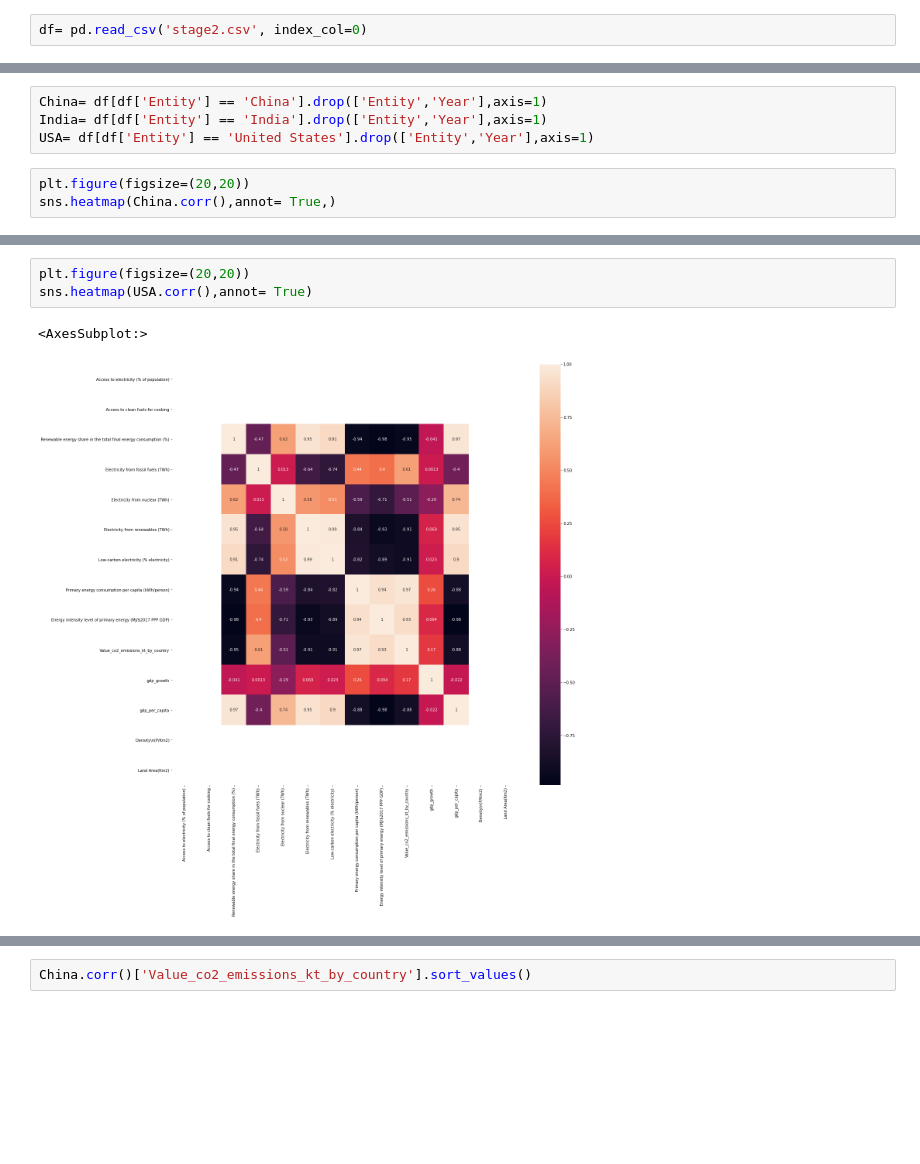
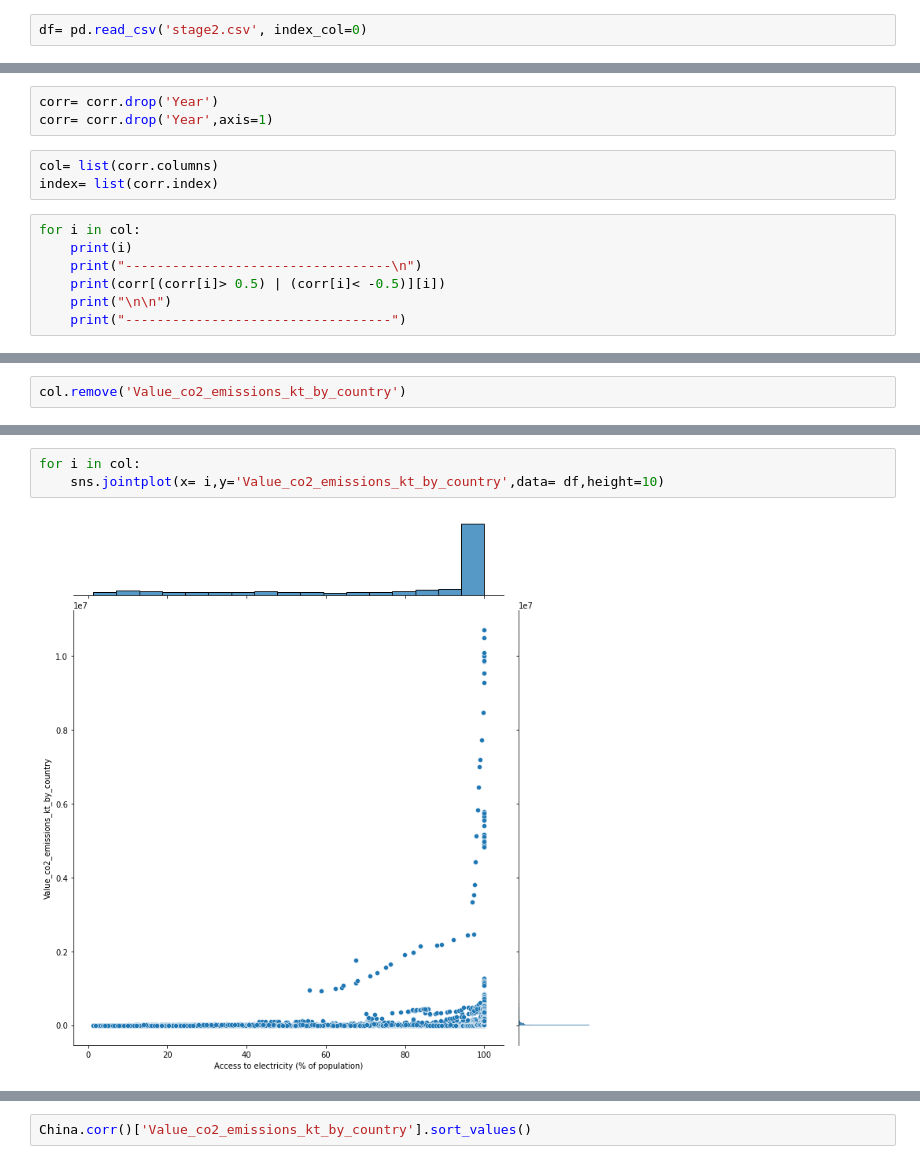
Before and after one commit to gauravjoshijo/CO2_Emission_Contribution_Model, a Jupyter notebook: Test 4.ipynb, the cells around one changed output, grey strips where cells are left out. Cells and saved outputs as stored; diff of their text form; blank space fills up the shorter version.

```diff
--- a/Test 4.ipynb
+++ b/Test 4.ipynb
@@ -34,8 +16,14 @@ array(['Afghanistan', 'Albania', 'Algeria', 'Angola',
+# %%
+corr= corr.drop('Year')
+corr= corr.drop('Year',axis=1)
 # %%
-China= df[df['Entity'] == 'China'].drop(['Entity','Year'],axis=1)
-India= df[df['Entity'] == 'India'].drop(['Entity','Year'],axis=1)
-USA= df[df['Entity'] == 'United States'].drop(['Entity','Year'],axis=1)
+col= list(corr.columns)
+index= list(corr.index)
 # %%
-plt.figure(figsize=(20,20))
-sns.heatmap(China.corr(),annot= True,)
+for i in col:
+    print(i)
+    print("----------------------------------\n")
+    print(corr[(corr[i]> 0.5) | (corr[i]< -0.5)][i])
+    print("\n\n")
+    print("----------------------------------")
 # %% [output]
@@ -49,0 +53,2 @@ sns.heatmap(India.corr(),annot= True)
+# %%
+col.remove('Value_co2_emissions_kt_by_country')
@@ -50,6 +57,5 @@ sns.heatmap(India.corr(),annot= True)
 # %%
-plt.figure(figsize=(20,20))
-sns.heatmap(USA.corr(),annot= True)
+for i in col:
+    sns.jointplot(x= i,y='Value_co2_emissions_kt_by_country',data= df,height=10)
 # %% [output]
-<AxesSubplot:>
-[figure, old version]
+[figure, new version]
```
Also changed, not shown: parts of 15 cells of this notebook.
